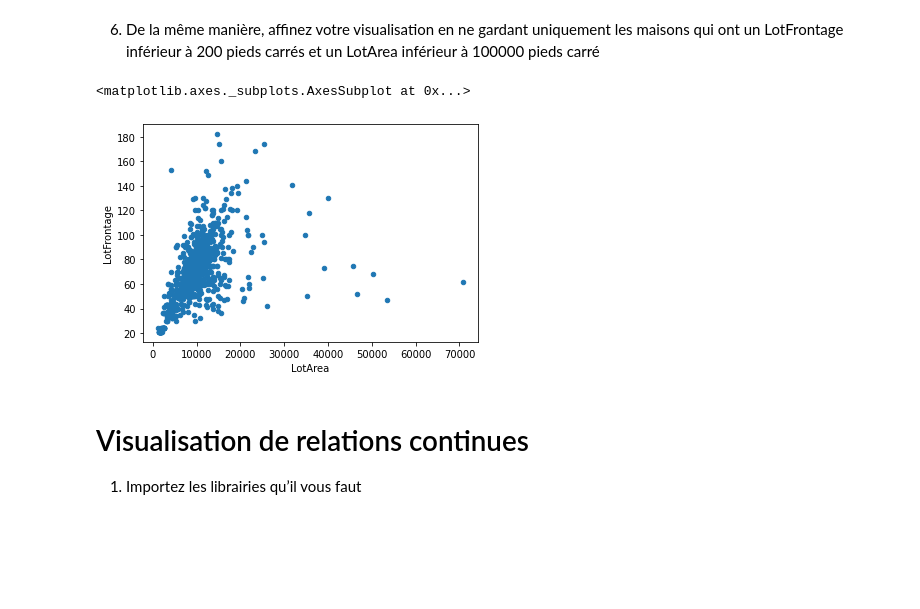
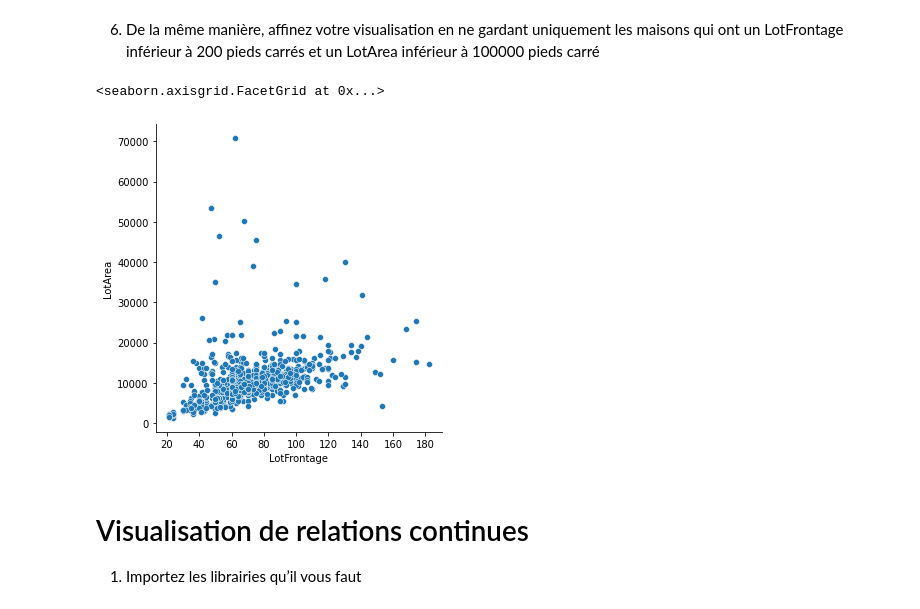
Before and after one commit to Pauline-Mdt/Hitema_python-pour-analyse-donnees, a Jupyter notebook: data_visualisation_statistiques_descriptives.ipynb, the cells around one changed output. Saved outputs shown, nothing was run; the diff lists cells and outputs as text; code cells hidden in the pictures; blank space fills up the shorter version.

```diff
--- a/data_visualisation_statistiques_descriptives.ipynb
+++ b/data_visualisation_statistiques_descriptives.ipynb
@@ -151,10 +139,12 @@ house_pricing.plot(x='LotArea', y='LotFrontage', kind='scatter')
 # %% [markdown]
 6.   De la même manière, affinez votre visualisation en ne gardant uniquement les maisons qui ont un LotFrontage inférieur à 200 pieds carrés et un LotArea inférieur à 100000 pieds carré
 # %%
-house_pricing.query('LotArea < 100000 & LotFrontage < 200').plot(x='LotArea', y='LotFrontage', kind='scatter')
+#house_pricing.query('LotArea < 100000 & LotFrontage < 200').plot(x='LotFrontage', y='LotArea', kind='scatter')
+values = house_pricing[house_pricing['LotArea'] < 100000][house_pricing['LotFrontage'] < 200]
+sb.relplot(data=values, x="LotFrontage", y="LotArea")
 # %% [output]
-<matplotlib.axes._subplots.AxesSubplot at 0x...>
+<seaborn.axisgrid.FacetGrid at 0x...>
-[figure, old version]
+[figure, new version]
 # %% [markdown]
 # Visualisation de relations continues
 
```
Also changed, not shown: parts of 23 cells of this notebook.
